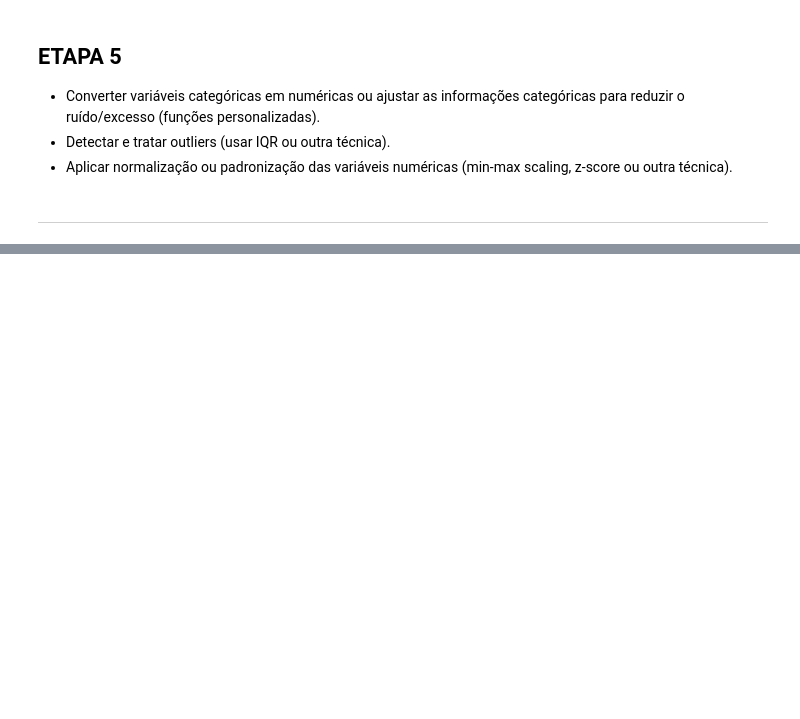
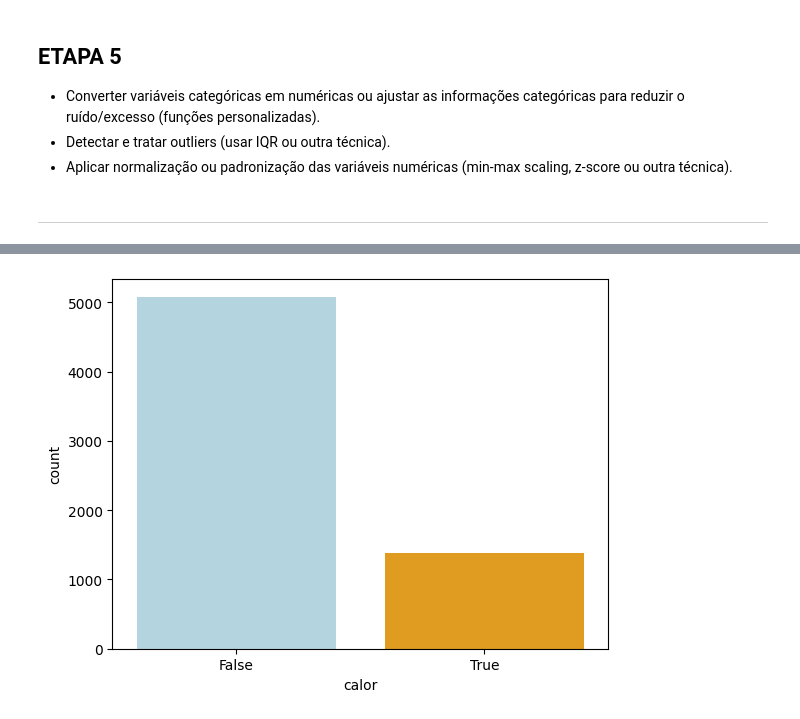
Before and after one commit to eduardosichelero/dados-criminalidade-meteorologia, a Jupyter notebook: main.ipynb, the cells around one changed output, grey strips where cells are left out. Cells and saved outputs as stored; diff of their text form; code cells hidden in the pictures; blank space fills up the shorter version.

Commit message:
feat: Tratamento de dados e geração de graficos

```diff
--- a/main.ipynb
+++ b/main.ipynb
@@ -230,7 +261,7 @@ print(df_pf.head())
 # %%
 import pandas as pd
 
-caminho_meteo = r"C:\Users\Eduardo\Documents\Codes\dados-criminalidade-meteorologia\Dados meteo\passo_fundo_meteriologia.csv"
+caminho_meteo = r"Dados meteo\passo_fundo_meteriologia.csv"
 
 # Ler o CSV pulando as linhas de metadados
 df_meteo = pd.read_csv(
@@ -241,5 +272,4 @@ df_meteo = pd.read_csv(
     encoding='latin1'
 )
 
-# Conferir as primeiras linhas
 print(df_meteo.head())
@@ -267,7 +328,7 @@ df_merged = pd.merge(
     df_meteo,
     left_on='data_fato',
     right_on='data',
-    how='inner'
+    how='left'
 )
 
 # 3. Conferir resultado
@@ -322,0 +410,9 @@ dtype: float64
+# %%
+df_merged = df_merged.rename(columns={
+    'PRECIPITACAO TOTAL, DIARIO (AUT)(mm)': 'precipitacao_mm',
+    'TEMPERATURA MAXIMA, DIARIA (AUT)(Â°C)': 'temperatura_max_c',
+    'TEMPERATURA MINIMA, DIARIA (AUT)(Â°C)': 'temperatura_min_c',
+    'UMIDADE RELATIVA DO AR, MEDIA DIARIA (AUT)(%)': 'umidade_media_pct',
+    'VENTO, VELOCIDADE MEDIA DIARIA (AUT)(m/s)': 'vento_media_ms'
+})
+df_merged.head()
@@ -456,8 +470,3 @@ print(f"Dia com menos crimes: {crimes_por_dia.min()} crimes")
-# %%
-# Tratamento de bairros nulos (exemplo: marcar como 'desconhecido')
-if df_merged['bairro'].isna().any():
-    df_merged['bairro'] = df_merged['bairro'].fillna('desconhecido')
-    df_merged['bairro'] = df_merged['bairro'].astype('category')
 # %% [markdown]
 ## ETAPA 5
 
@@ -472,9 +481,11 @@ ou outra técnica).
 import pandas as pd
 import numpy as np
 import unicodedata
+import matplotlib.pyplot as plt
+import seaborn as sns
 from sklearn.preprocessing import MinMaxScaler
 
-# --- 1. Padronizar colunas categóricas ---
+# --- 1. Padronizar colunas categóricas + salvar dicionários ---
 remover_acentos = lambda x: ''.join(
     c for c in unicodedata.normalize('NFKD', str(x)) if not unicodedata.combining(c)
 )
@@ -482,48 +493,57 @@ remover_acentos = lambda x: ''.join(
 cat_cols = [
     'grupo_fato', 'tipo_enquadramento', 'tipo_fato',
     'municipio_fato', 'local_fato', 'bairro',
-    'sexo_vitma', 'cor_vitma'
+    'sexo_vitima', 'cor_vitima'
 ]
+cat_cols_existentes = [col for col in cat_cols if col in df_merged.columns]
+dicionarios_fator = dict()
+for col in cat_cols_existentes:
+    df_merged[col] = df_merged[col].astype(str).fillna('ignorado').str.strip().str.lower().apply(remover_acentos)
+    codigos, uniques = pd.factorize(df_merged[col])
+    df_merged[col] = codigos
+    dicionarios_fator[col] = dict(enumerate(uniques))
 
-# Filtrar apenas colunas existentes
-cat_cols_existentes = [col for col in cat_cols if col in df_pf.columns]
+# --- 2. Criar flag de 'calor' (≥30°C) antes da normalização ---
+df_merged['calor'] = df_merged['temperatura_max_c'] > 30
 
-# Padronizar texto: string, minúsculas, sem espaços e sem acentos
-df_pf[cat_cols_existentes] = (
-    df_pf[cat_cols_existentes]
-    .astype(str)
-    .fillna('ignorado')
-    .apply(lambda col: col.str.strip().str.lower().apply(remover_acentos))
-)
+# --- 3. Coluna de hora: extrai hora robustamente (formato HH:MM:SS como string) ---
+# Garante string, preserva NaN onde não é número
+df_merged['hora'] = df_merged['hora_fato'].astype(str).str.slice(0, 2)
+df_merged['hora'] = df_merged['hora'].where(df_merged['hora'].str.isnumeric(), np.nan).astype(float)
 
-# Converter categorias para números (Label Encoding via factorize)
-for col in cat_cols_existentes:
-    df_pf[col] = pd.factorize(df_pf[col])[0]
-
-# --- 2. Tratar outliers nas colunas numéricas ---
-num_cols = ['idade_vitima', 'quantidade_vitimas', 'sequencia']  # adicione outras numéricas se houver
-num_cols_existentes = [col for col in num_cols if col in df_pf.columns]
-
+# --- 4. Tratar outliers nas colunas numéricas ---
+num_cols = [
+    'idade_vitima', 'quantidade_vitimas', 'sequencia',
+    'precipitacao_mm', 'temperatura_max_c', 'temperatura_min_c',
+    'umidade_media_pct', 'vento_media_ms'
+]
+num_cols_existentes = [col for col in num_cols if col in df_merged.columns]
 for col in num_cols_existentes:
-    # Apenas colunas numéricas
-    df_pf[col] = pd.to_numeric(df_pf[col], errors='coerce')
-    Q1 = df_pf[col].quantile(0.25)
-    Q3 = df_pf[col].quantile(0.75)
+    df_merged[col] = pd.to_numeric(df_merged[col], errors='coerce')
+    Q1 = df_merged[col].quantile(0.25)
+    Q3 = df_merged[col].quantile(0.75)
     IQR = Q3 - Q1
     limite_inferior = Q1 - 1.5 * IQR
     limite_superior = Q3 + 1.5 * IQR
-    # Substituir outliers pelos limites
-    df_pf[col] = df_pf[col].clip(lower=limite_inferior, upper=limite_superior)
+    df_merged[col] = df_merged[col].clip(lower=limite_inferior, upper=limite_superior)
 
-# --- 3. Normalizar variáveis numéricas ---
+# --- 5. Normalizar variáveis numéricas ---
 scaler = MinMaxScaler()
-df_pf[num_cols_existentes] = scaler.fit_transform(df_pf[num_cols_existentes])
+df_merged[num_cols_existentes] = scaler.fit_transform(df_merged[num_cols_existentes])
 
-# --- 4. Verificação final ---
+# --- FILTRO DE AGRESSÃO (coloque logo após o pré-processamento dos dados) ---
+df_agressao = df_merged[df_merged['tipo_enquadramento'].isin([2, 5])]
+
+# A partir daqui, rode TODOS os seus gráficos sempre usando df_agressao no lugar de df_merged!
+# Exemplo:
+sns.countplot(data=df_agressao, x='calor', palette=['lightblue', 'orange'])
+
+# e assim por diante
+
+# --- 6. Verificação final ---
 print("Tipos de dados após transformação:")
-print(df_pf.dtypes)
-print("\nExemplo de linhas transformadas:")
-print(df_pf.head())
+print(df_merged.dtypes)
+print(f"\nDias de calor: {df_merged['calor'].sum()} de {len(df_merged)} registros")
 # %% [output]
 Tipos de dados após transformação:
 sequencia                    float64
@@ -545 +568,2 @@ idade_vitima                 float64
+[figure, added]
 # %% [markdown]
```
Also changed, not shown: parts of 29 cells of this notebook, 4 other files.
